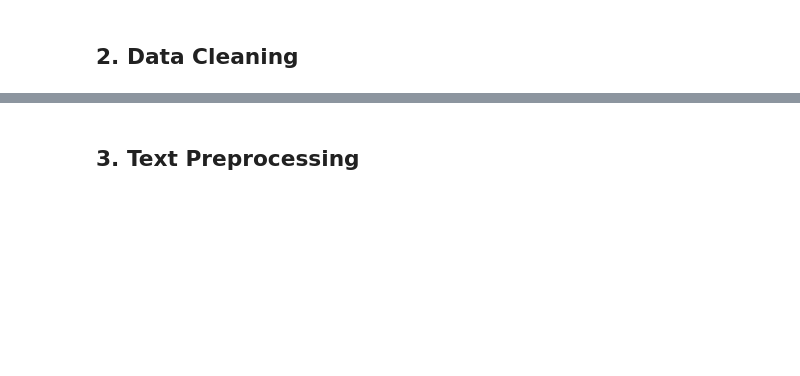
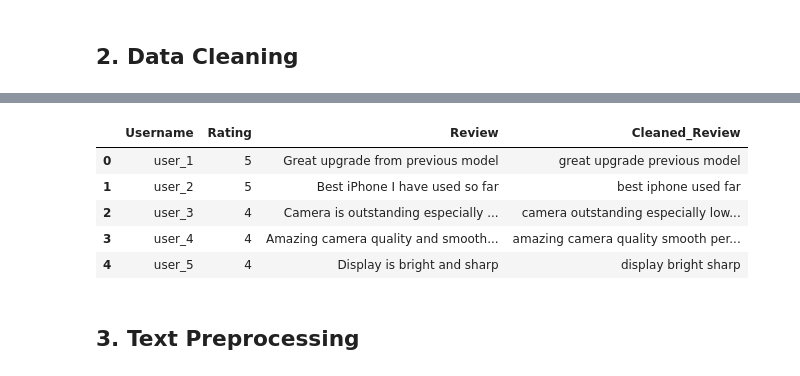
Before and after one commit to agrima-16/iphone-sentiment-analysis, a Jupyter notebook: Customer_Sentiment_Analysis_Final.ipynb, the cells around one changed output, grey strips where cells are left out. Drawn from its saved outputs; the diff is of its cells as text; code cells hidden in the pictures; blank space fills up the shorter version.

```diff
--- a/Customer_Sentiment_Analysis_Final.ipynb
+++ b/Customer_Sentiment_Analysis_Final.ipynb
@@ -10,7 +23,25 @@ df.head()
 # %% [markdown]
 ## 2. Data Cleaning
 # %%
+import re
+import nltk
+from nltk.corpus import stopwords
+from nltk.stem import WordNetLemmatizer
 
-df.drop_duplicates(inplace=True)
-df.dropna(inplace=True)
-df.info()
+nltk.download('stopwords')
+nltk.download('wordnet')
+
+stop_words = set(stopwords.words('english'))
+lemmatizer = WordNetLemmatizer()
+
+def clean_text(text):
+    text = text.lower()
+    text = re.sub(r'[^a-zA-Z ]', '', text)
+    words = text.split()
+    words = [lemmatizer.lemmatize(word) for word in words if word not in stop_words]
+    return " ".join(words)
+
+df['Cleaned_Review'] = df['Review'].apply(clean_text)
+
+df.head()
+# %% [output]
@@ -17,3 +51,9 @@ df.info()
+|  | Username | Rating | Review | Cleaned_Review |
+| 0 | user_1 | 5 | Great upgrade from previous model | great upgrade previous model |
+| 1 | user_2 | 5 | Best iPhone I have used so far | best iphone used far |
+| 2 | user_3 | 4 | Camera is outstanding especially ... | camera outstanding especially low... |
+| 3 | user_4 | 4 | Amazing camera quality and smooth... | amazing camera quality smooth per... |
+| 4 | user_5 | 4 | Display is bright and sharp | display bright sharp |
 # %% [markdown]
 ## 3. Text Preprocessing
 # %%
```
Also changed, not shown: parts of 8 cells of this notebook.
